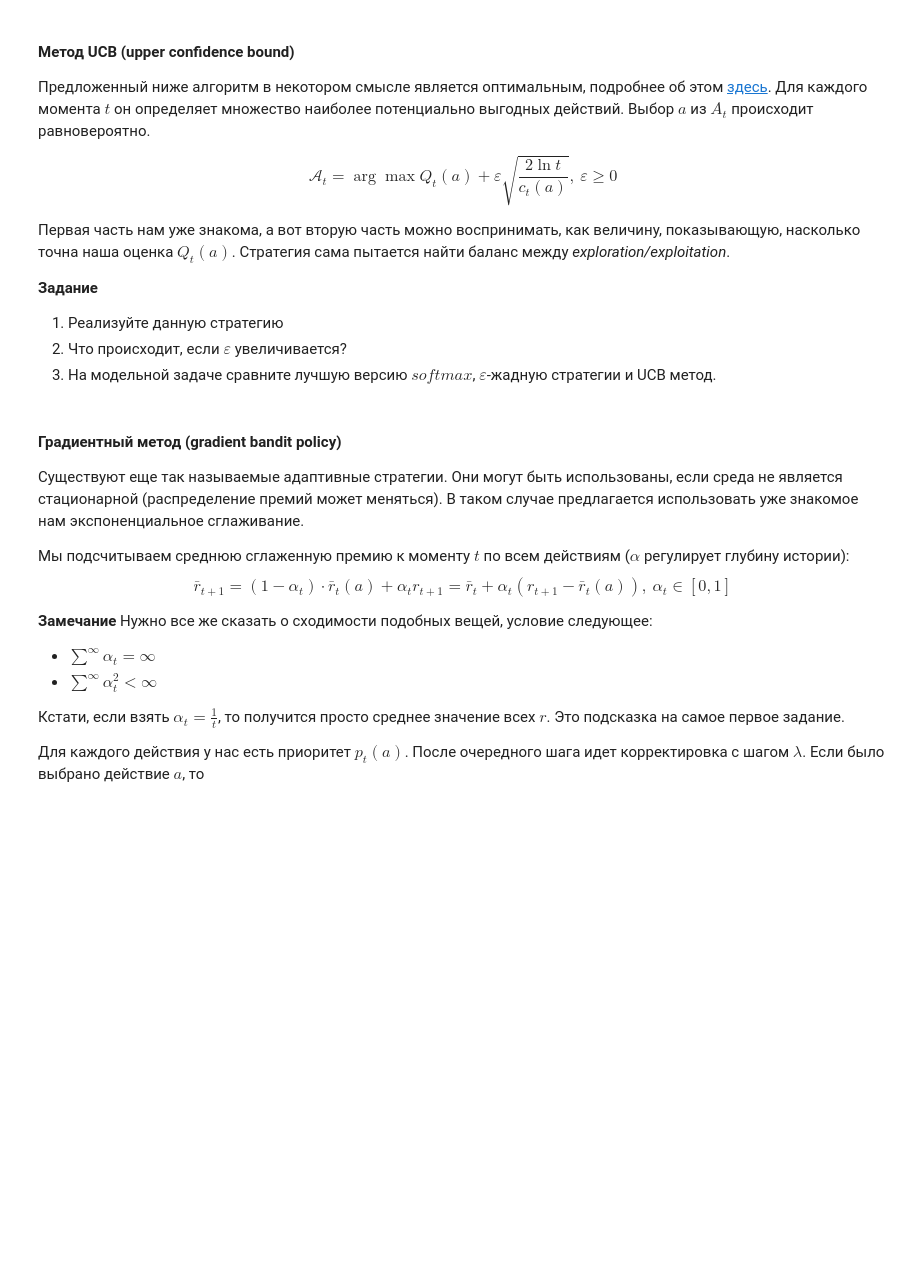
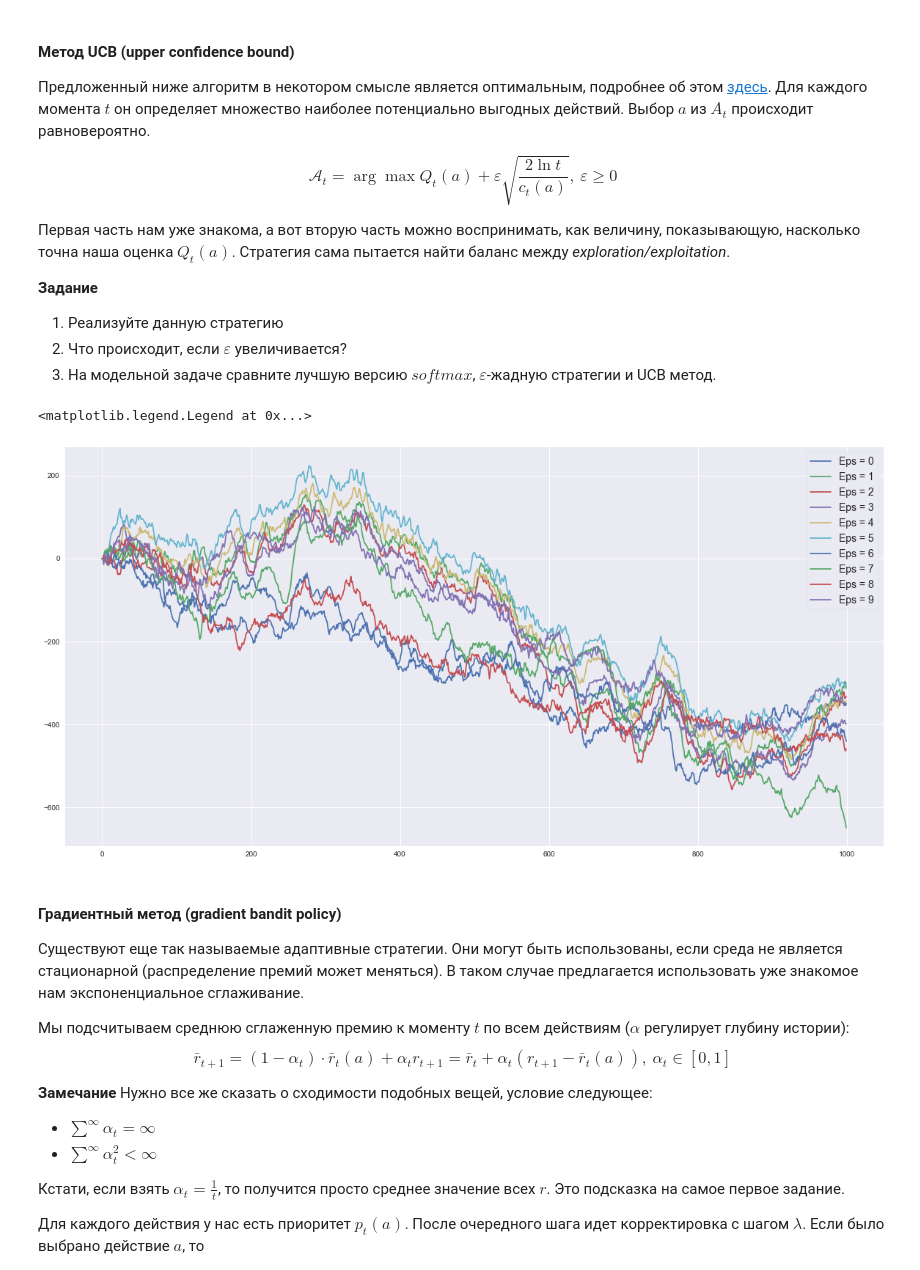
Before and after one commit to alex-kharlamov/DeepReinforcement, a Jupyter notebook: L4 - Reinforcement learning.ipynb, the cells around one changed output. Saved outputs shown, nothing was run; the diff lists cells and outputs as text; code cells hidden in the pictures; blank space fills up the shorter version.

```diff
--- a/L4 - Reinforcement learning.ipynb
+++ b/L4 - Reinforcement learning.ipynb
@@ -242,3 +337,42 @@ $$\mathcal{A}_t = \arg\max Q_t(a) + \varepsilon \sqrt{\frac{2 \ln t}{c_t(a)}},\
+# %%
+import matplotlib.pyplot as plt
+%matplotlib inline
+from tqdm import tqdm
+
+T = 1000
+n_steps = 10
+
+cpu = mp.cpu_count()
+
+ucb_policy_data = []
+for epsilon in range(1, 11):
+    reward_mean_data = np.zeros(T)
+    for n_step in tqdm(range(0, n_steps, cpu)):
+        base_model = BasicModel(20)
+        ucb_agent = UCBAgent(base_model, epsilon + 0.00001)
+
+        temp_reward_one_game = np.zeros(T)
+        cur_reward = 0
+
+        pool = mp.Pool(processes=cpu)
+        args = repeat((ucb_agent, T), cpu)
+        results = pool.map(parralel_game,  args)
+        reward_mean_data += np.array(results).sum(axis=0)
+        pool.close()
+
+    ucb_policy_data.append(reward_mean_data)
+# %%
+import seaborn as sns
+sns.set(style="darkgrid")
+
+# Plot the response with standard error
+plt.figure(figsize=(20,10))
+for elem in range(10):
+    plt.plot([i for i in range(T)], ucb_policy_data[elem], label='Eps = ' + str(elem ))
+plt.legend(fontsize=14, frameon=True)
+# %% [output]
+<matplotlib.legend.Legend at 0x...>
+[figure, added]
 # %% [markdown]
 #### Градиентный метод (gradient bandit policy)
 
```
Also changed, not shown: parts of 14 cells of this notebook.
